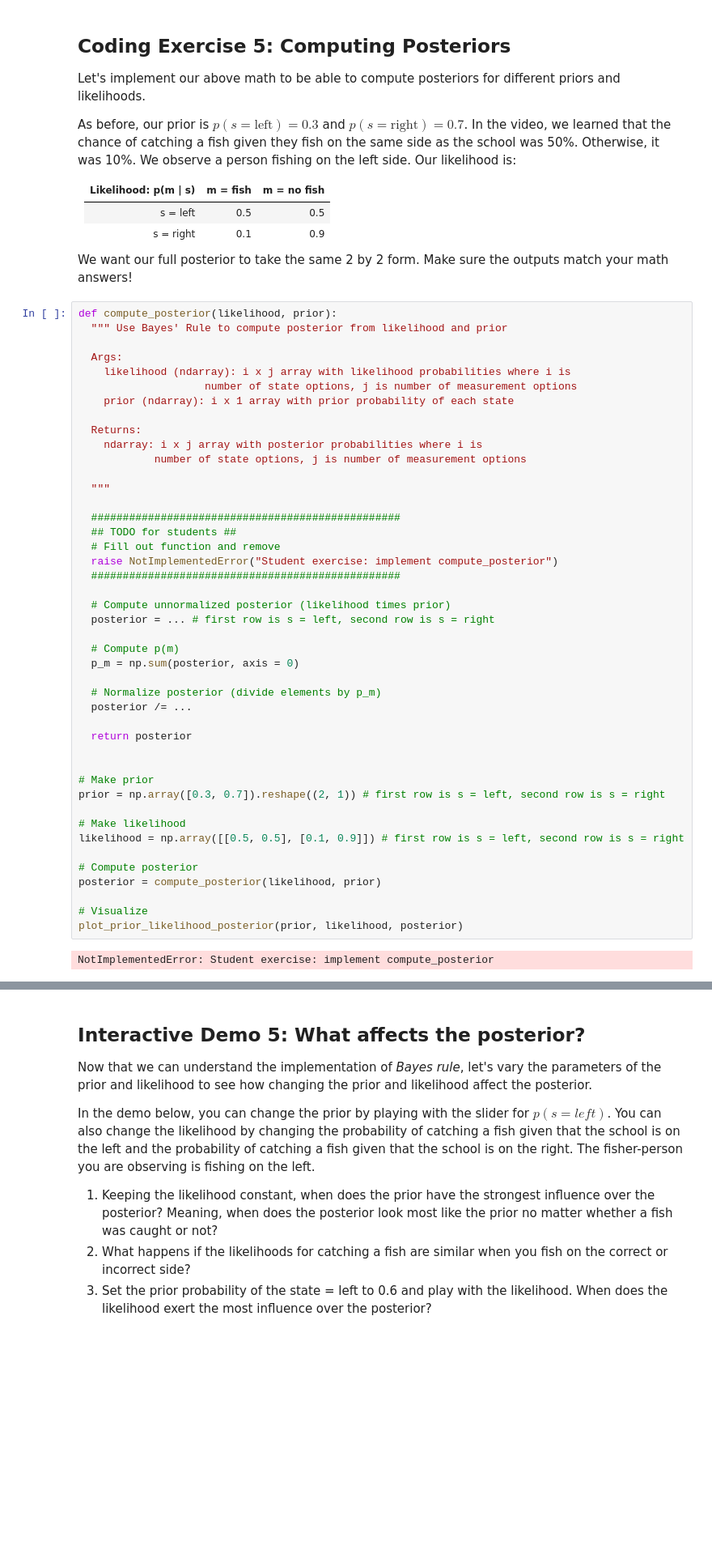
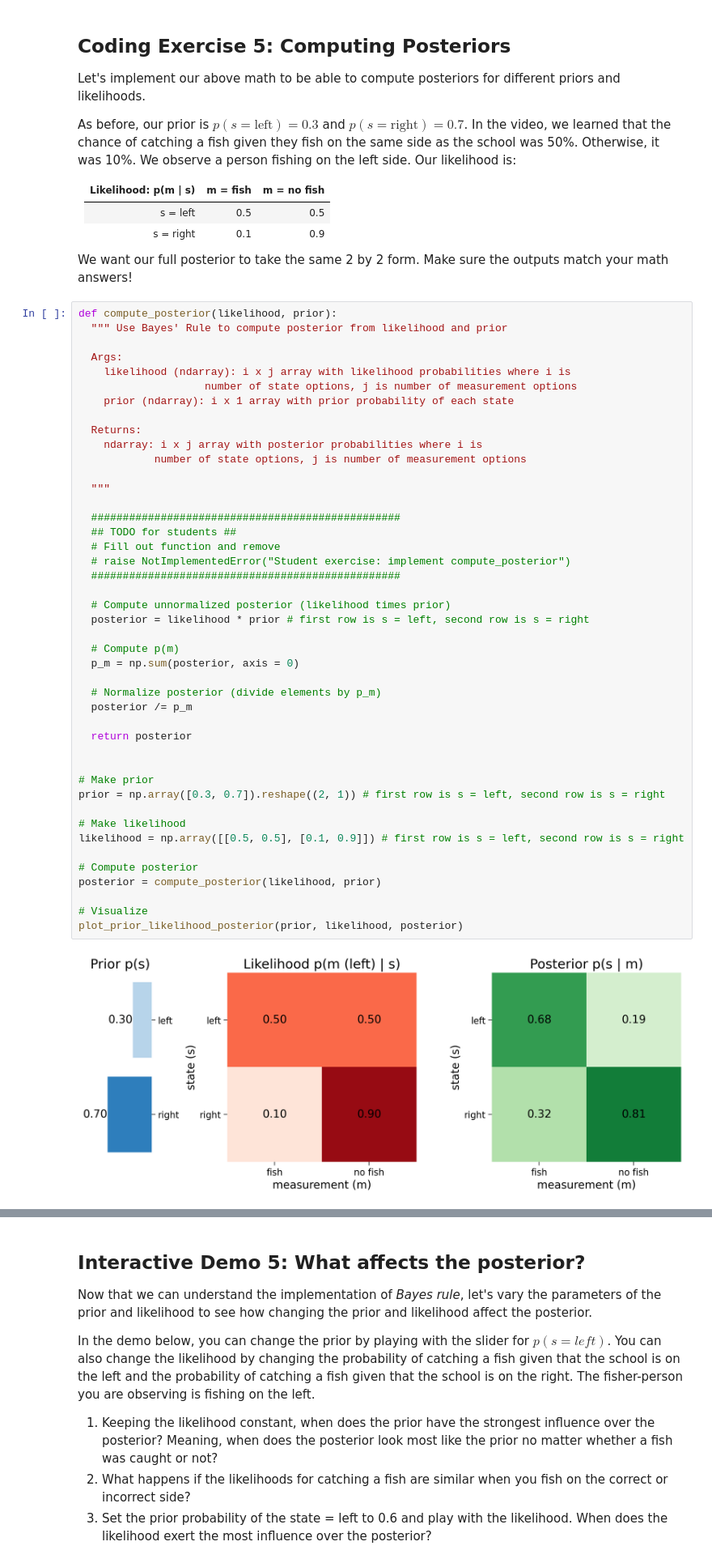
Before and after one commit to mgllms/neuromatch, a Jupyter notebook: tutorials/W3D2_BayesianDecisions/student/W3D2_Tutorial1.ipynb, the cells around one changed output, grey strips where cells are left out. Shown at 81% size. Cells and saved outputs as stored; diff of their text form; blank space fills up the shorter version.

```diff
--- a/tutorials/W3D2_BayesianDecisions/student/W3D2_Tutorial1.ipynb
+++ b/tutorials/W3D2_BayesianDecisions/student/W3D2_Tutorial1.ipynb
@@ -1343,37 +1343,37 @@ def compute_posterior(likelihood, prior):
 
   """
 
   #################################################
   ## TODO for students ##
   # Fill out function and remove
-  raise NotImplementedError("Student exercise: implement compute_posterior")
+  # raise NotImplementedError("Student exercise: implement compute_posterior")
   #################################################
 
   # Compute unnormalized posterior (likelihood times prior)
-  posterior = ... # first row is s = left, second row is s = right
+  posterior = likelihood * prior # first row is s = left, second row is s = right
 
   # Compute p(m)
   p_m = np.sum(posterior, axis = 0)
 
   # Normalize posterior (divide elements by p_m)
-  posterior /= ...
+  posterior /= p_m
 
   return posterior
 
 
 # Make prior
 prior = np.array([0.3, 0.7]).reshape((2, 1)) # first row is s = left, second row is s = right
 
 # Make likelihood
 likelihood = np.array([[0.5, 0.5], [0.1, 0.9]]) # first row is s = left, second row is s = right
 
 # Compute posterior
 posterior = compute_posterior(likelihood, prior)
 
 # Visualize
 plot_prior_likelihood_posterior(prior, likelihood, posterior)
 # %% [output]
-NotImplementedError: Student exercise: implement compute_posterior
+[figure, added]
 # %% [markdown]
 [*Click for solution*](https://github.com/NeuromatchAcademy/course-content/tree/main/tutorials/W3D2_BayesianDecisions/solutions/W3D2_Tutorial1_Solution_1a2cc907.py)
 
```
Also changed, not shown: parts of 20 cells of this notebook.
